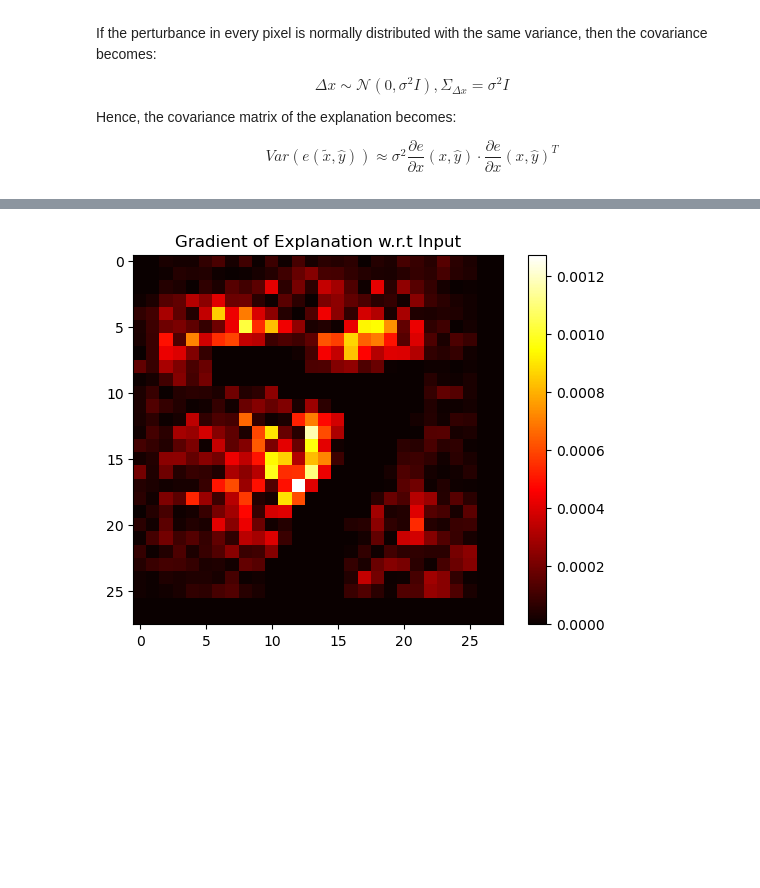
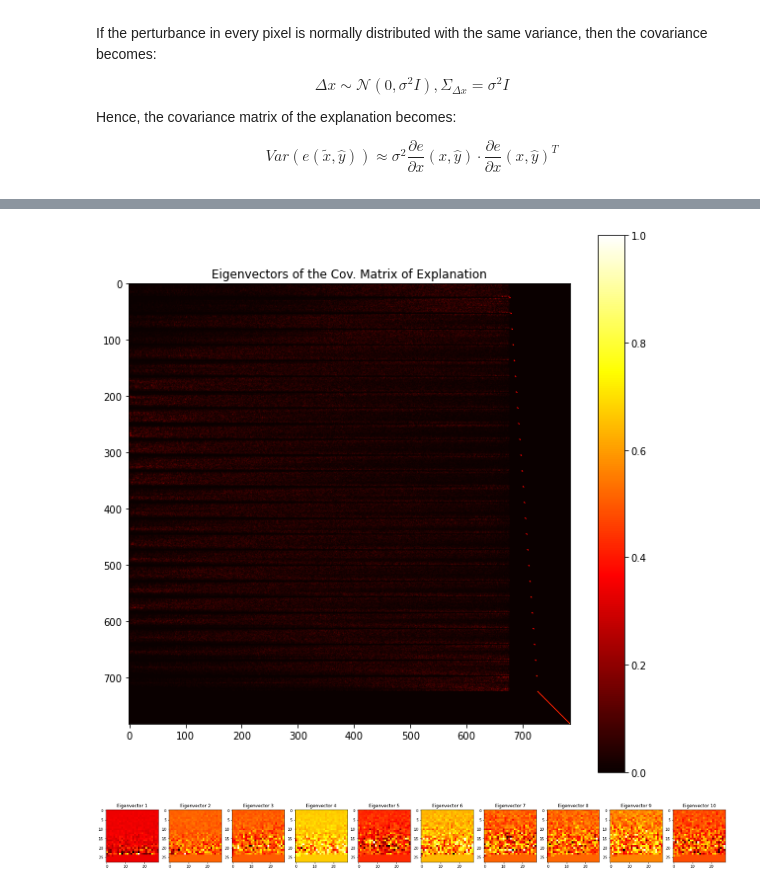
Before and after one commit to TeodorChiaburu/UXAI, a Jupyter notebook: Input_Perturbation.ipynb, the cells around one changed output, grey strips where cells are left out. Cells and saved outputs as stored; diff of their text form; code cells hidden in the pictures; blank space fills up the shorter version.

Commit message:
Eigenvalues of analytical cov. mat. and computation empirical cov. mat.

```diff
--- a/Input_Perturbation.ipynb
+++ b/Input_Perturbation.ipynb
@@ -147,6 +147,7 @@ for i in range(h):
         # Perturb pixel (i, j)
         perturbed_image = np.copy(sample_image)
         perturbed_image[i, j] += h
+        perturbed_image = np.clip(perturbed_image, 0, 1)  # Keep within valid range
 
         # Compute explanation for perturbed image
         perturbed_explanation = explainer.explain(np.expand_dims(perturbed_image, axis=[0,3]), sample_label)
@@ -193,0 +221,7 @@ Total Variance of Explanation (Analytical): 4.913167634795143
+# %%
+# Explained variance ratio
+evals, evecs = np.linalg.eig(variance_explanation)
+
+plt.figure(figsize=(8,6))
+plt.plot(evals, 'o')
+plt.title('Eigenvalues of Cov. Matrix of Explanation');
@@ -194,8 +230,20 @@ Total Variance of Explanation (Analytical): 4.913167634795143
 # %%
-# Visualize the gradient for insight
-plt.imshow(np.abs(gradients.squeeze()), cmap='hot')
-plt.title("Gradient of Explanation w.r.t Input")
+plt.figure(figsize=(10,10))
+plt.imshow(np.abs(evecs), cmap='hot')
+plt.title("Eigenvectors of the Cov. Matrix of Explanation")
 plt.colorbar()
 plt.show()
 # %% [output]
-[figure, old version]
+[figure, new version]
+# %%
+# First k eigenvectors (sorted from highest to lowest eigenvalue)
+min_val, max_val = np.min(evecs[:10]), np.max(evecs[:10])
+plt.figure(figsize=(30,8))
+for i in range(10):
+    evec_norm = (evecs[i] - min_val) / (max_val - min_val)
+    plt.subplot(1, 10, i+1)
+    plt.imshow(evec_norm.reshape(h,w), cmap='hot')
+    plt.title("Eigenvector " + str(i+1))
+plt.show()
+# %% [output]
+[figure, added]
```
Also changed, not shown: parts of 17 cells of this notebook.
